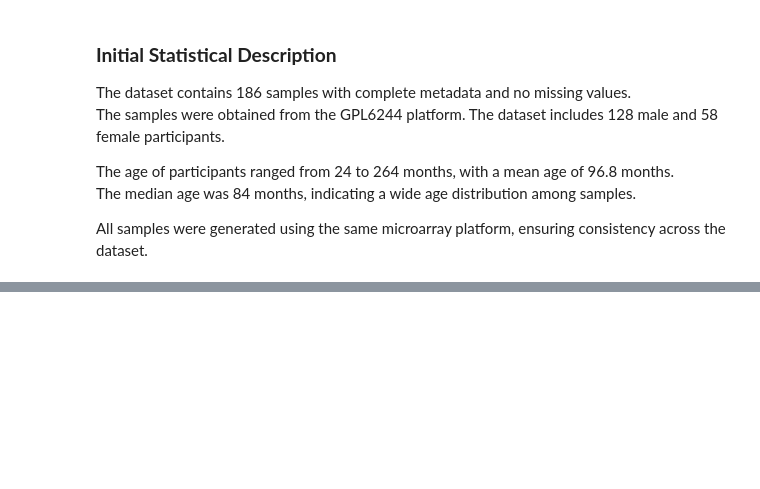
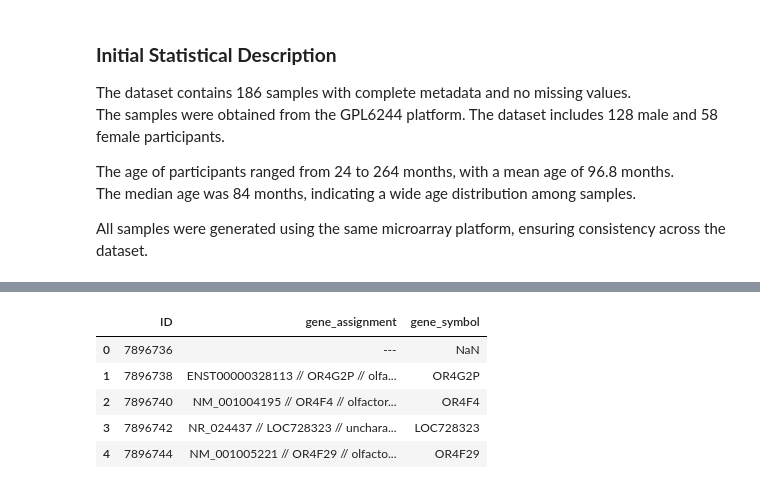
Before and after one commit to layakhosravi77-creator/ASD-Blood-Transcriptomic-Analysis, a Jupyter notebook: notebooks/01_data_exploration.ipynb, the cells around one changed output, grey strips where cells are left out. Cells and saved outputs as stored; diff of their text form; code cells hidden in the pictures; blank space fills up the shorter version.

```diff
--- a/notebooks/01_data_exploration.ipynb
+++ b/notebooks/01_data_exploration.ipynb
@@ -254,0 +354,23 @@ Data Exploration
+# %%
+def extract_gene(x):
+    if pd.isna(x):
+        return None
+
+    parts = x.split('//')
+
+    if len(parts) > 1:
+        return parts[1].strip()
+
+    return None
+
+
+annotation['gene_symbol'] = annotation['gene_assignment'].apply(extract_gene)
+
+annotation.head()
+# %% [output]
+|  | ID | gene_assignment | gene_symbol |
+| 0 | 7896736 | --- | NaN |
+| 1 | 7896738 | ENST00000328113 // OR4G2P // olfa... | OR4G2P |
+| 2 | 7896740 | NM_001004195 // OR4F4 // olfactor... | OR4F4 |
+| 3 | 7896742 | NR_024437 // LOC728323 // unchara... | LOC728323 |
+| 4 | 7896744 | NM_001005221 // OR4F29 // olfacto... | OR4F29 |
```
Also changed, not shown: parts of 41 cells of this notebook, 4 other files.
